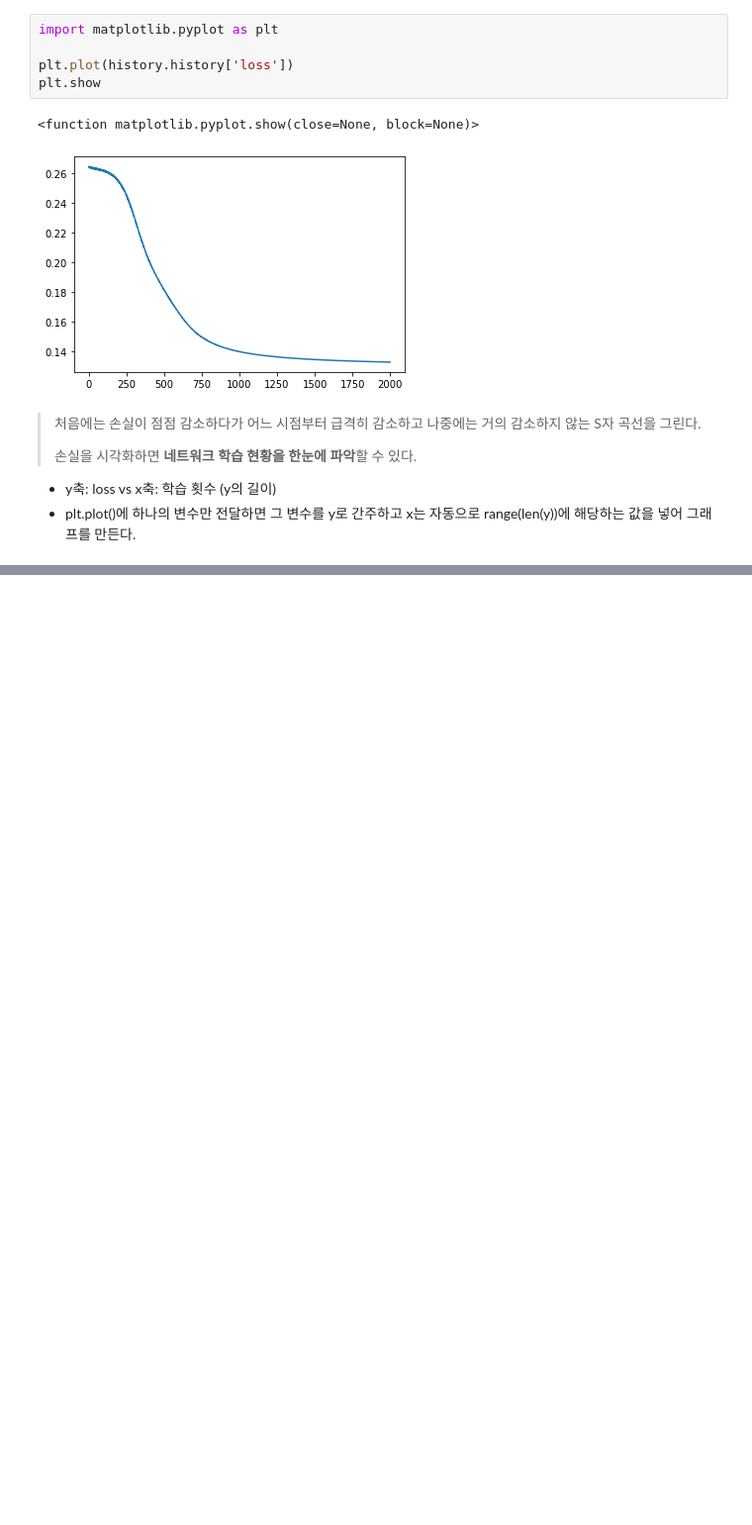
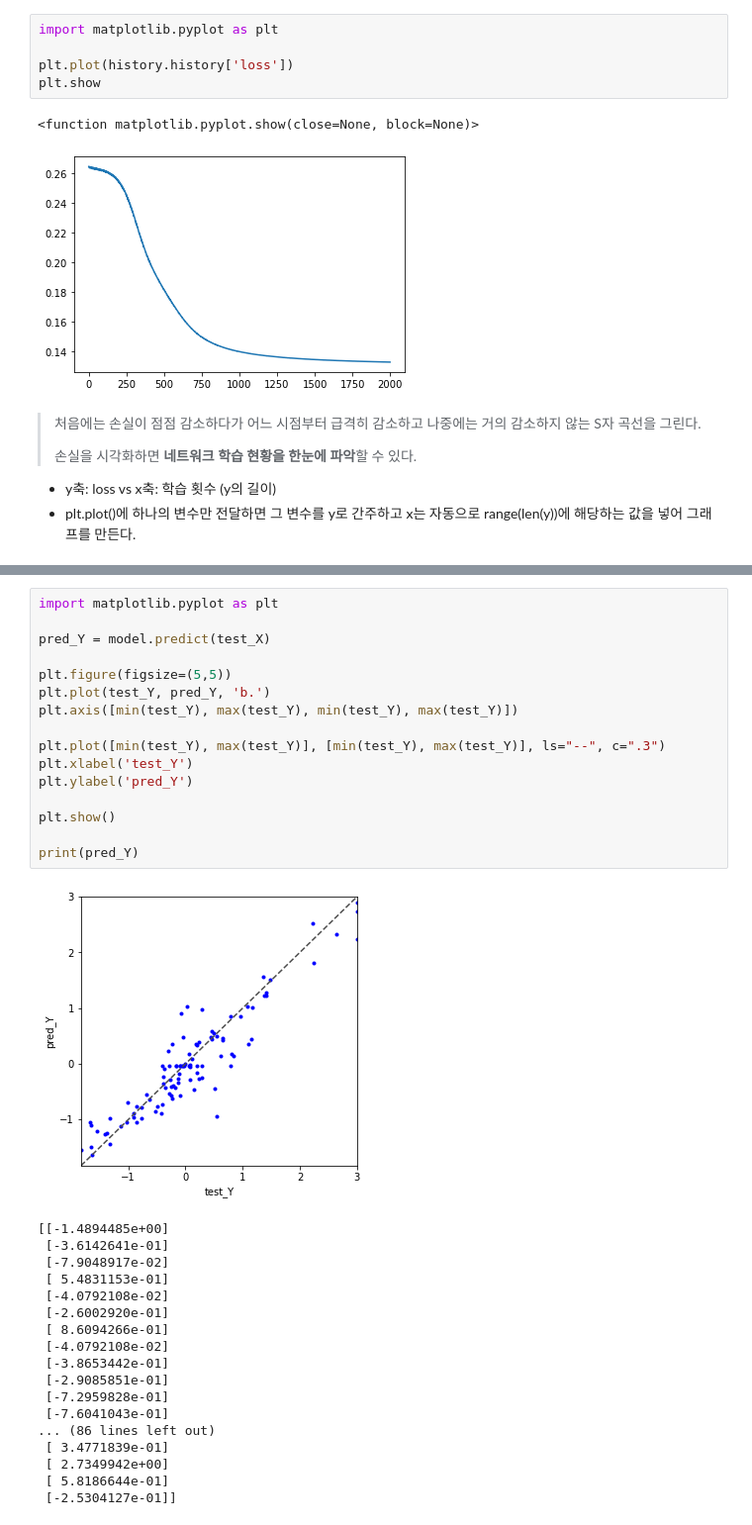
Before and after one commit to wonkwonlee/ai-study-note, a Jupyter notebook: Python-and-Data-Visualization/tensorflow.ipynb, the cells around one changed output, grey strips where cells are left out. Shown at 99% size. Drawn from its saved outputs; the diff is of its cells as text; blank space fills up the shorter version.

```diff
--- a/Python-and-Data-Visualization/tensorflow.ipynb
+++ b/Python-and-Data-Visualization/tensorflow.ipynb
@@ -447,0 +553,35 @@ plt.show
+# %%
+import matplotlib.pyplot as plt
+
+pred_Y = model.predict(test_X)
+
+plt.figure(figsize=(5,5))
+plt.plot(test_Y, pred_Y, 'b.')
+plt.axis([min(test_Y), max(test_Y), min(test_Y), max(test_Y)])
+
+plt.plot([min(test_Y), max(test_Y)], [min(test_Y), max(test_Y)], ls="--", c=".3")
+plt.xlabel('test_Y')
+plt.ylabel('pred_Y')
+
+plt.show()
+
+print(pred_Y)
+# %% [output]
+[figure, added]
+[[-1.4894485e+00]
+ [-3.6142641e-01]
+ [-7.9048917e-02]
+ [ 5.4831153e-01]
+ [-4.0792108e-02]
+ [-2.6002920e-01]
+ [ 8.6094266e-01]
+ [-4.0792108e-02]
+ [-3.8653442e-01]
+ [-2.9085851e-01]
+ [-7.2959828e-01]
+ [-7.6041043e-01]
+... (86 lines left out)
+ [ 3.4771839e-01]
+ [ 2.7349942e+00]
+ [ 5.8186644e-01]
+ [-2.5304127e-01]]
```
Also changed, not shown: parts of 12 cells of this notebook.
